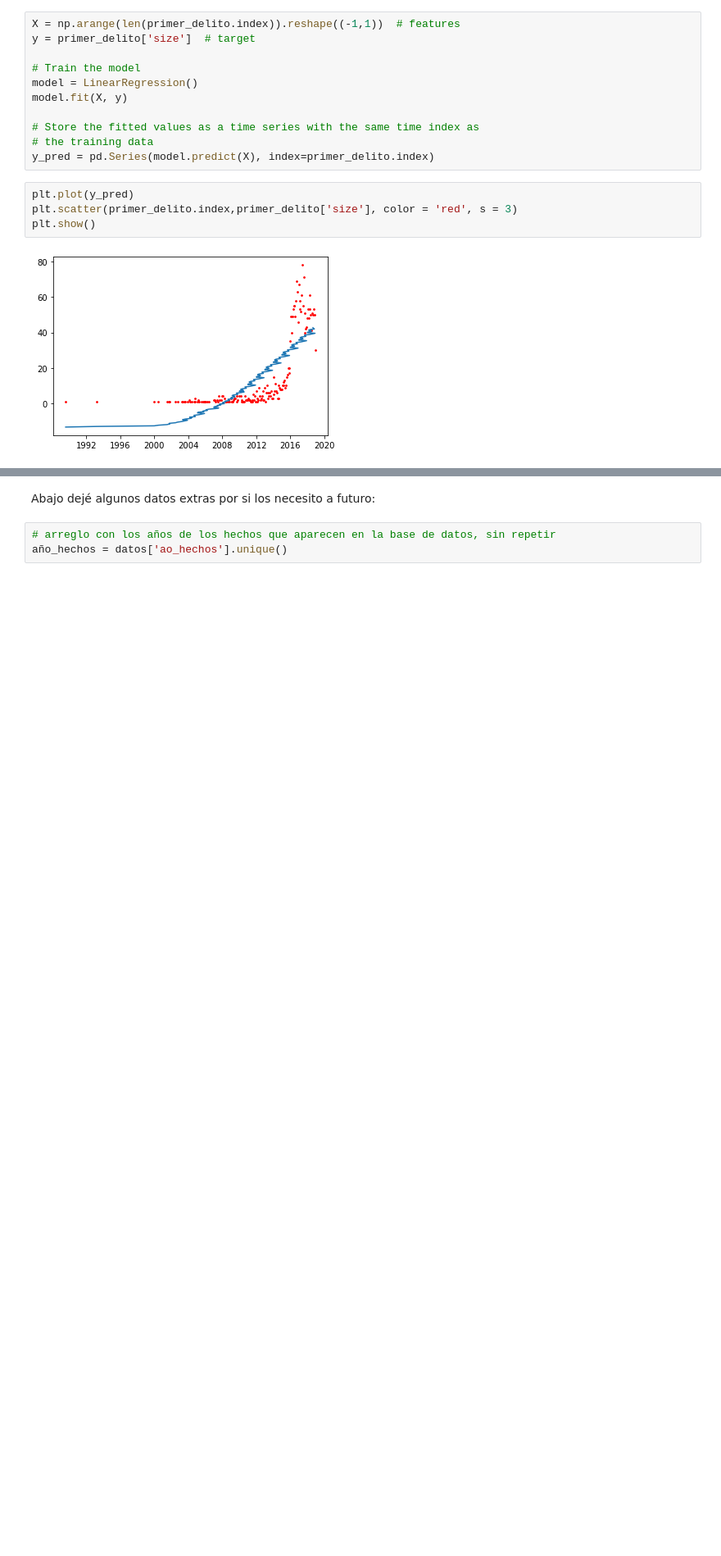
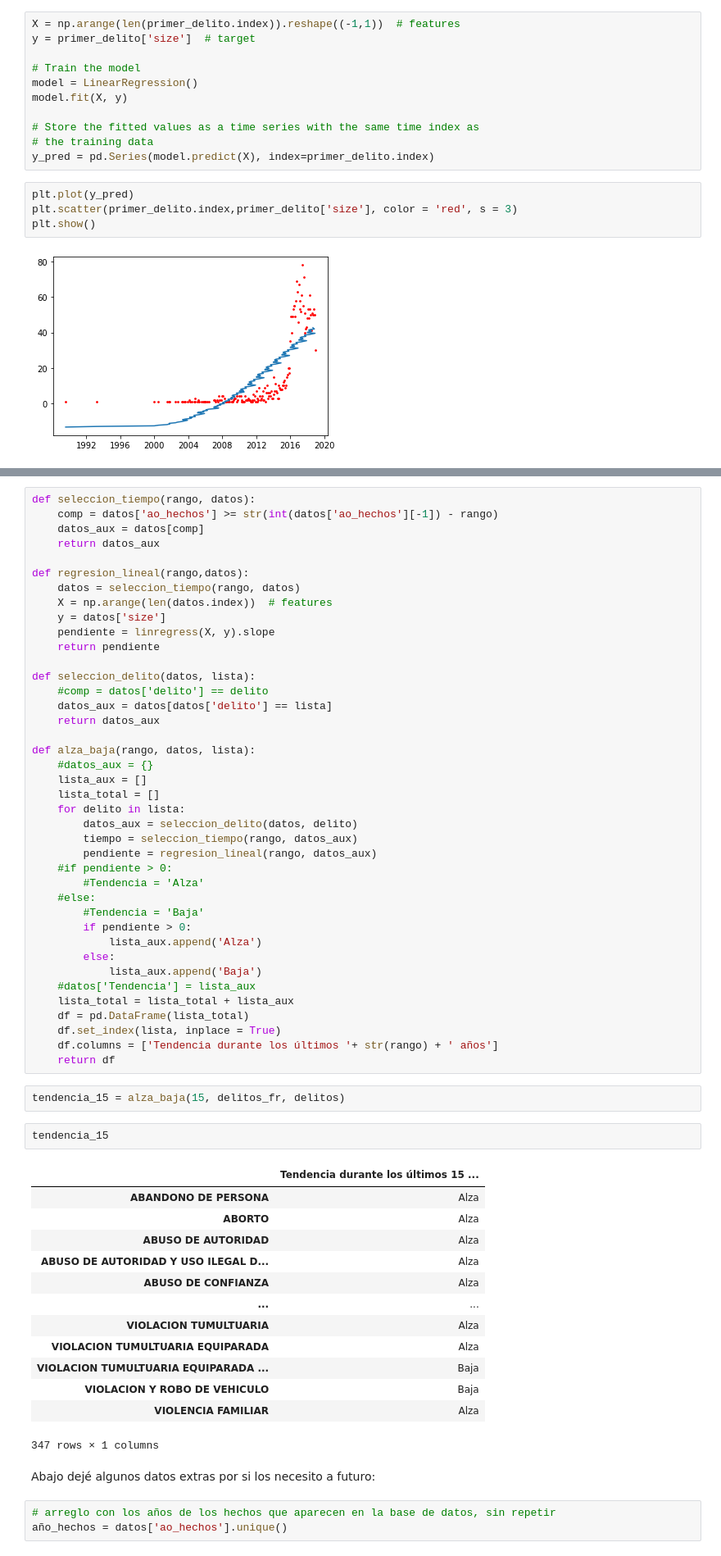
Before and after one commit to lorenaphys/OPI, a Jupyter notebook: Soluciones.ipynb, the cells around one changed output, grey strips where cells are left out. Shown at 82% size. Drawn from its saved outputs; the diff is of its cells as text; blank space fills up the shorter version.

```diff
--- a/Soluciones.ipynb
+++ b/Soluciones.ipynb
@@ -211,3 +193,61 @@ plt.show()
+# %%
+def seleccion_tiempo(rango, datos):
+    comp = datos['ao_hechos'] >= str(int(datos['ao_hechos'][-1]) - rango)
+    datos_aux = datos[comp]
+    return datos_aux
+
+def regresion_lineal(rango,datos):
+    datos = seleccion_tiempo(rango, datos)
+    X = np.arange(len(datos.index))  # features
+    y = datos['size']
+    pendiente = linregress(X, y).slope
+    return pendiente
+
+def seleccion_delito(datos, lista):
+    #comp = datos['delito'] == delito
+    datos_aux = datos[datos['delito'] == lista]
+    return datos_aux
+
+def alza_baja(rango, datos, lista):
+    #datos_aux = {}
+    lista_aux = []
+    lista_total = []
+    for delito in lista:
+        datos_aux = seleccion_delito(datos, delito)
+        tiempo = seleccion_tiempo(rango, datos_aux)
+        pendiente = regresion_lineal(rango, datos_aux)
+    #if pendiente > 0:
+        #Tendencia = 'Alza'
+    #else:
+        #Tendencia = 'Baja'
+        if pendiente > 0:
+            lista_aux.append('Alza')
+        else:
+            lista_aux.append('Baja')
+    #datos['Tendencia'] = lista_aux
+    lista_total = lista_total + lista_aux
+    df = pd.DataFrame(lista_total)
+    df.set_index(lista, inplace = True)
+    df.columns = ['Tendencia durante los últimos '+ str(rango) + ' años']
+    return df
+# %%
+tendencia_15 = alza_baja(15, delitos_fr, delitos)
+# %%
+tendencia_15
+# %% [output]
+|  | Tendencia durante los últimos 15 ... |
+| ABANDONO DE PERSONA | Alza |
+| ABORTO | Alza |
+| ABUSO DE AUTORIDAD | Alza |
+| ABUSO DE AUTORIDAD Y USO ILEGAL D... | Alza |
+| ABUSO DE CONFIANZA | Alza |
+| ... | ... |
+| VIOLACION TUMULTUARIA | Alza |
+| VIOLACION TUMULTUARIA EQUIPARADA | Alza |
+| VIOLACION TUMULTUARIA EQUIPARADA ... | Baja |
+| VIOLACION Y ROBO DE VEHICULO | Baja |
+| VIOLENCIA FAMILIAR | Alza |
+347 rows × 1 columns
 # %% [markdown]
 Abajo dejé algunos datos extras por si los necesito a futuro:
 # %%
```
Also changed, not shown: parts of 29 cells of this notebook.
